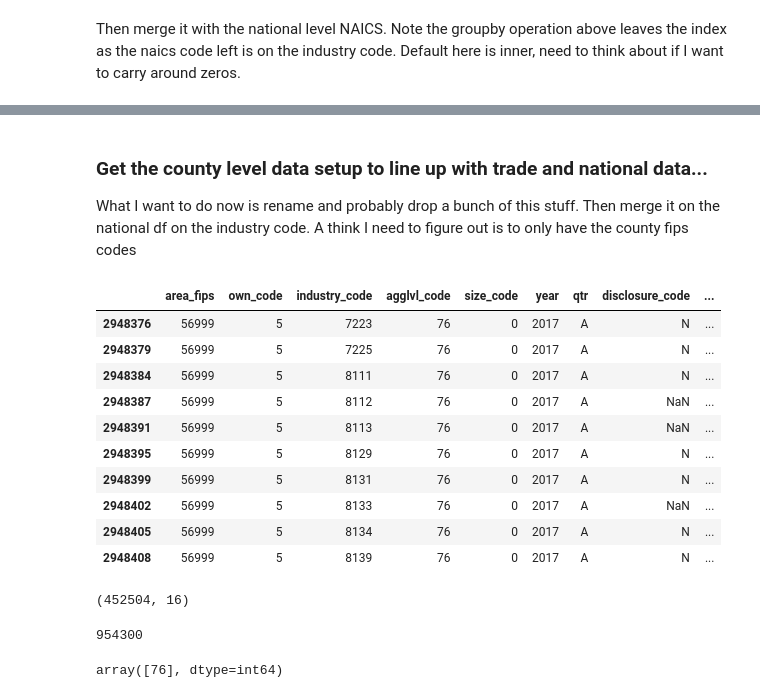
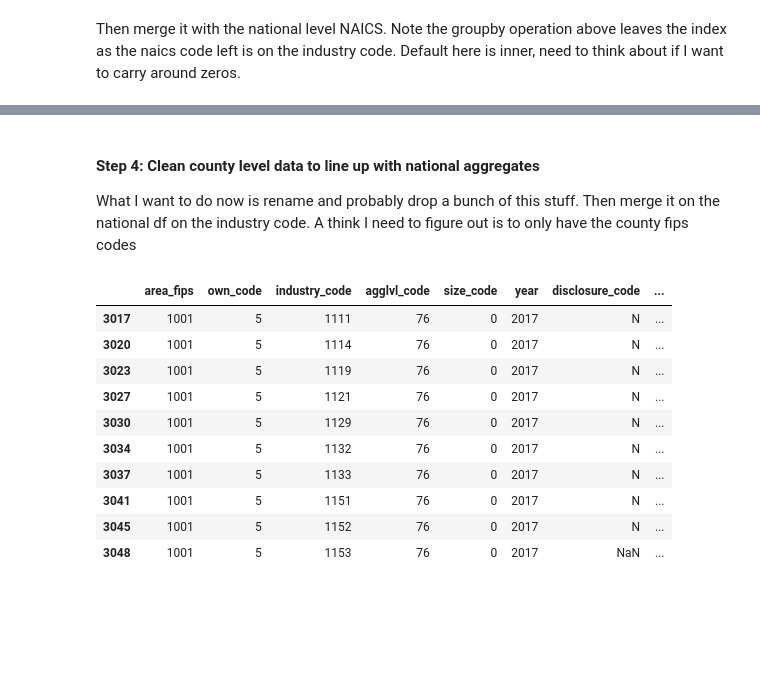
Before and after one commit to mwaugh0328/data_bootcamp_spring_2019, a Jupyter notebook: bls_quarterly_data/china_map.ipynb, the cells around one changed output, grey strips where cells are left out. Drawn from its saved outputs; the diff is of its cells as text; code cells hidden in the pictures; blank space fills up the shorter version.

```diff
--- a/bls_quarterly_data/china_map.ipynb
+++ b/bls_quarterly_data/china_map.ipynb
@@ -33,7 +49,7 @@ clist = ['area_fips', 'own_code', 'industry_code', 'agglvl_code', 'size_code',
 # %% [markdown]
 [https://data.bls.gov/cew/doc/titles/area/area_titles.htm](https://data.bls.gov/cew/doc/titles/area/area_titles.htm)
 # %%
-df = pd.read_csv(mlz.open(mlz.namelist()[0]), usecols= clist)
+df = pd.read_csv(bls_sf.open(bls_sf.namelist()[0]), usecols= clist)
 # %%
 df.head()
 # %% [output]
@@ -89,0 +73,13 @@ df_nation_naics[df_nation_naics["sup_ind"] > 0].shape
+# %%
+NAICS_county_level = 76
+
+df_county = df[df.agglvl_code == 76].copy()
+
+df_county = df_county[df_county.own_code == 5]
+
+df_county = df_county[(df_county.area_fips.str[0:2] != "72") & (df_county.area_fips.str[0:2] != "78")
+              & (df_county.area_fips.str[0:2] != "02") & (df_county.area_fips.str[0:2] != "15")]
+
+df_county["sup_ind"] = df_county.industry_code.str[1].astype(int)
+
+df_county = df_county[df_county["sup_ind"] > 0]
@@ -170,4 +192,4 @@ df_nation_naics.head()
 # %% [markdown]
-### Get the county level data setup to line up with trade and national data...
+#### Step 4: Clean county level data to line up with national aggregates
 
 What I want to do now is rename and probably drop a bunch of this stuff. Then merge it on the national df on the industry code. A think I need to figure out is to only have the county fips codes
@@ -176,13 +195,0 @@ df.area_fips = df.area_fips.astype(str)
-# %%
-df_county = df[(df.area_fips.str[-2:] != "00") & (df.area_fips.str[0] != "C") & (df.area_fips.str[0:2] != "US")
-              & (df.area_fips.str[0:2] != "72") & (df.area_fips.str[0:2] != "78")
-              & (df.area_fips.str[0:2] != "02") & (df.area_fips.str[0:2] != "15")].copy()
-
-# Grab just the national, just the 3 digit naics codes, and only private...
-
-#df_nation_naics["sup_ind"] = df_nation_naics.industry_code.str[1].astype(int)
-
-
-# https://data.bls.gov/cew/doc/titles/agglevel/agglevel_titles.htm may be able to select on...
-# %%
-df_county = df_county[(df_county.industry_code.str.len() == 4) & (df_county.own_code == 5)]
@@ -193,26 +196,14 @@ df_county = df_county[df_county["sup_ind"] > 0]
 # %%
-df_county.tail(10)
+df_county.head(10)
 # %% [output]
-|  | area_fips | own_code | industry_code | agglvl_code | size_code | year | qtr | disclosure_code | ... |
-| 2948376 | 56999 | 5 | 7223 | 76 | 0 | 2017 | A | N | ... |
-| 2948379 | 56999 | 5 | 7225 | 76 | 0 | 2017 | A | N | ... |
-| 2948384 | 56999 | 5 | 8111 | 76 | 0 | 2017 | A | N | ... |
-| 2948387 | 56999 | 5 | 8112 | 76 | 0 | 2017 | A | NaN | ... |
-| 2948391 | 56999 | 5 | 8113 | 76 | 0 | 2017 | A | NaN | ... |
-| 2948395 | 56999 | 5 | 8129 | 76 | 0 | 2017 | A | N | ... |
-| 2948399 | 56999 | 5 | 8131 | 76 | 0 | 2017 | A | N | ... |
-| 2948402 | 56999 | 5 | 8133 | 76 | 0 | 2017 | A | NaN | ... |
-| 2948405 | 56999 | 5 | 8134 | 76 | 0 | 2017 | A | N | ... |
-| 2948408 | 56999 | 5 | 8139 | 76 | 0 | 2017 | A | N | ... |
+|  | area_fips | own_code | industry_code | agglvl_code | size_code | year | disclosure_code | ... |
+| 3017 | 1001 | 5 | 1111 | 76 | 0 | 2017 | N | ... |
+| 3020 | 1001 | 5 | 1114 | 76 | 0 | 2017 | N | ... |
+| 3023 | 1001 | 5 | 1119 | 76 | 0 | 2017 | N | ... |
+| 3027 | 1001 | 5 | 1121 | 76 | 0 | 2017 | N | ... |
+| 3030 | 1001 | 5 | 1129 | 76 | 0 | 2017 | N | ... |
+| 3034 | 1001 | 5 | 1132 | 76 | 0 | 2017 | N | ... |
+| 3037 | 1001 | 5 | 1133 | 76 | 0 | 2017 | N | ... |
+| 3041 | 1001 | 5 | 1151 | 76 | 0 | 2017 | N | ... |
+| 3045 | 1001 | 5 | 1152 | 76 | 0 | 2017 | N | ... |
+| 3048 | 1001 | 5 | 1153 | 76 | 0 | 2017 | NaN | ... |
-# %%
-df_county.shape
-# %% [output]
-(452504, 16)
-# %%
-300*3181
-# %% [output]
-954300
-# %%
-df_county.agglvl_code.unique()
-# %% [output]
-array([76], dtype=int64)
```
Also changed, not shown: parts of 40 cells of this notebook, 3 other files.
